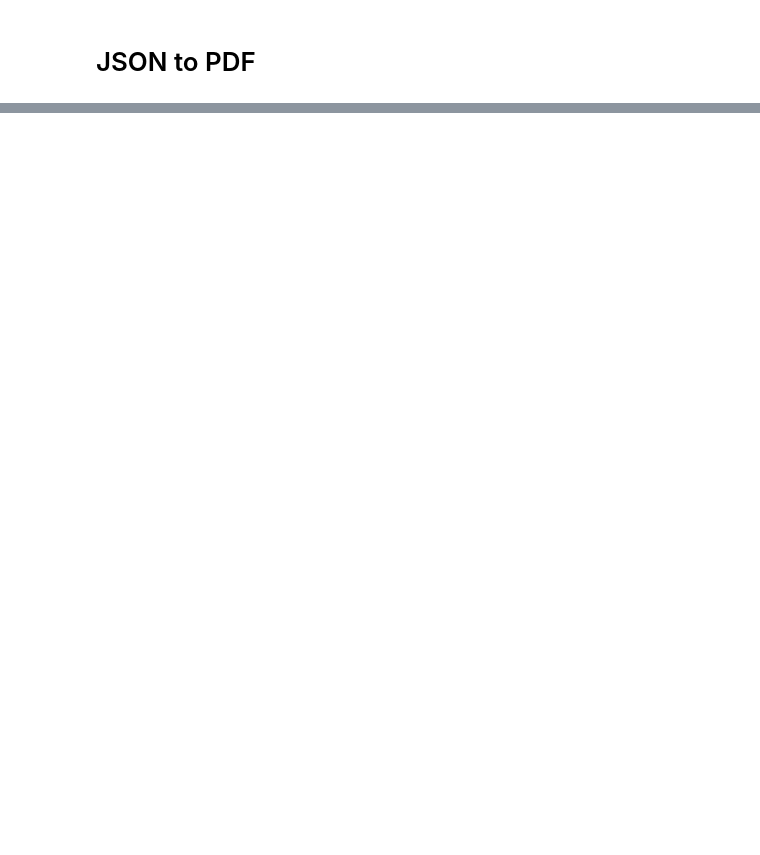
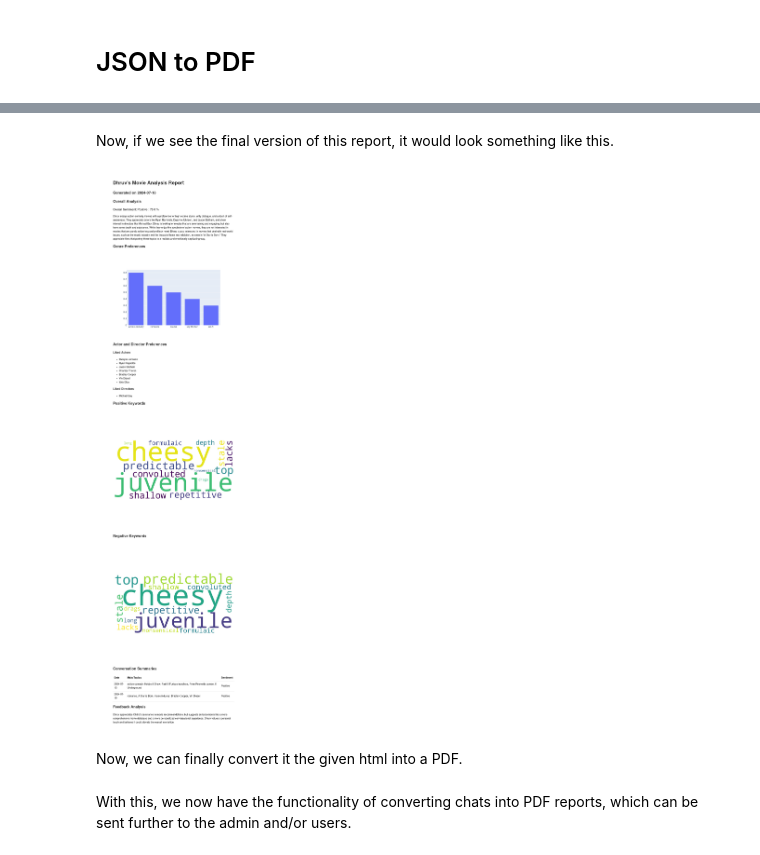
Before and after one commit to d-pamneja/Chitra, a Jupyter notebook: PreProcessing/Conversation_Analysis.ipynb, the cells around one changed output, grey strips where cells are left out. Saved outputs shown, nothing was run; the diff lists cells and outputs as text; code cells hidden in the pictures; blank space fills up the shorter version.

```diff
--- a/PreProcessing/Conversation_Analysis.ipynb
+++ b/PreProcessing/Conversation_Analysis.ipynb
@@ -274,0 +371,8 @@ analysis_json
+# %% [markdown]
+Now, if we see the final version of this report, it would look something like this.
+# %%
+Image(filename='./output.jpg')
+# %% [output]
+[figure, added]
+# %% [markdown]
+Now, we can finally convert it the given html into a PDF.
@@ -274,0 +402,2 @@ analysis_json
+# %% [markdown]
+With this, we now have the functionality of converting chats into PDF reports, which can be sent further to the admin and/or users.
```
Also changed, not shown: parts of 17 cells of this notebook, 3 other files.
